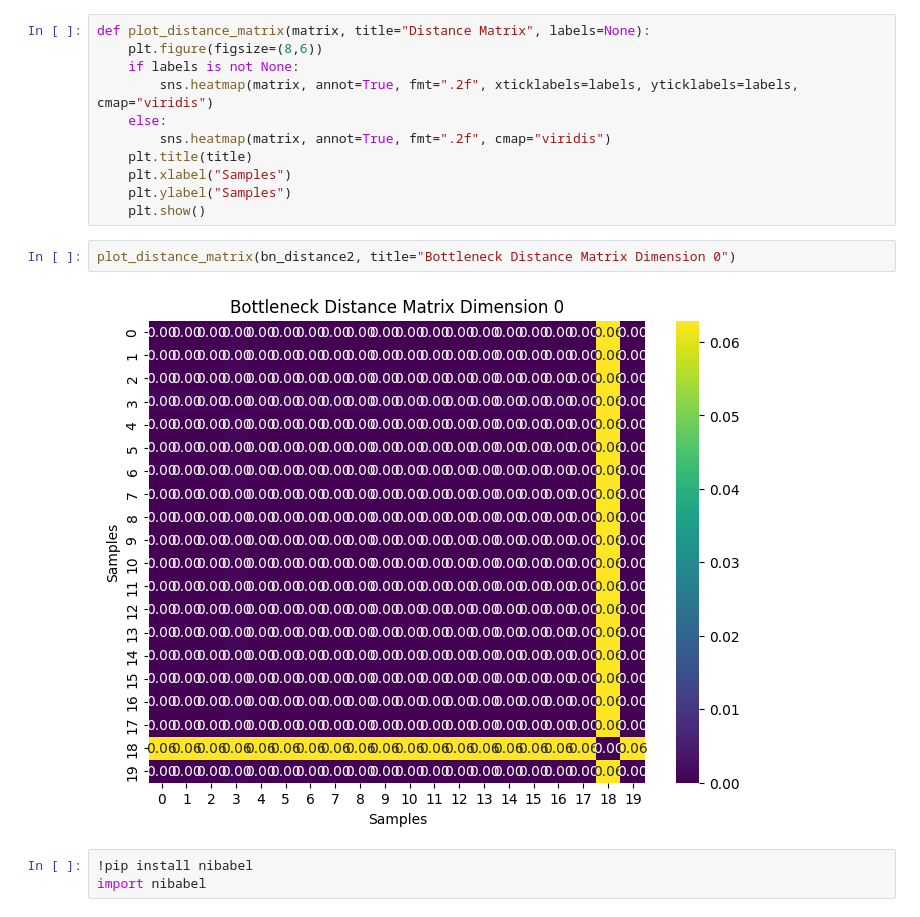
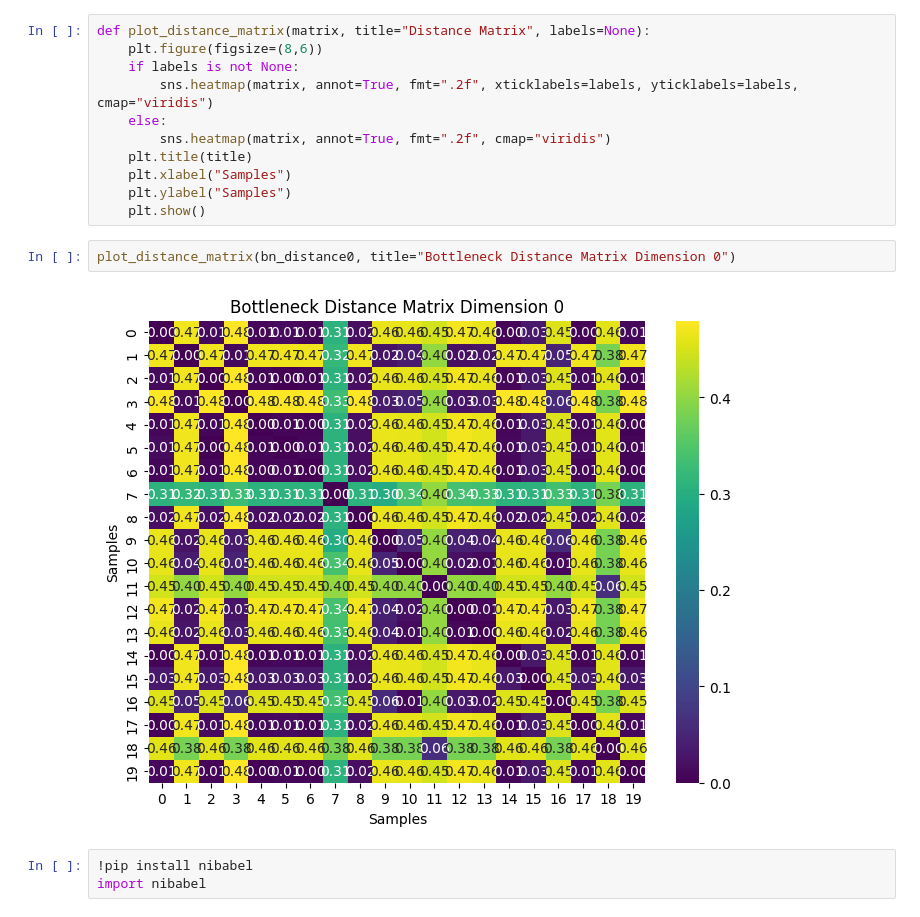
Before and after one commit to pquynhvu/TDA, a Jupyter notebook: mnist_pytorch.ipynb, the cells around one changed output. Cells and saved outputs as stored; diff of their text form.

```diff
--- a/mnist_pytorch.ipynb
+++ b/mnist_pytorch.ipynb
@@ -412,9 +442,9 @@ def plot_distance_matrix(matrix, title="Distance Matrix", labels=None):
     plt.ylabel("Samples")
     plt.show()
 # %%
-plot_distance_matrix(bn_distance2, title="Bottleneck Distance Matrix Dimension 0")
+plot_distance_matrix(bn_distance0, title="Bottleneck Distance Matrix Dimension 0")
 # %% [output]
-[figure, old version]
+[figure, new version]
 # %%
 !pip install nibabel
 import nibabel
```
Also changed, not shown: parts of 2 cells of this notebook.
